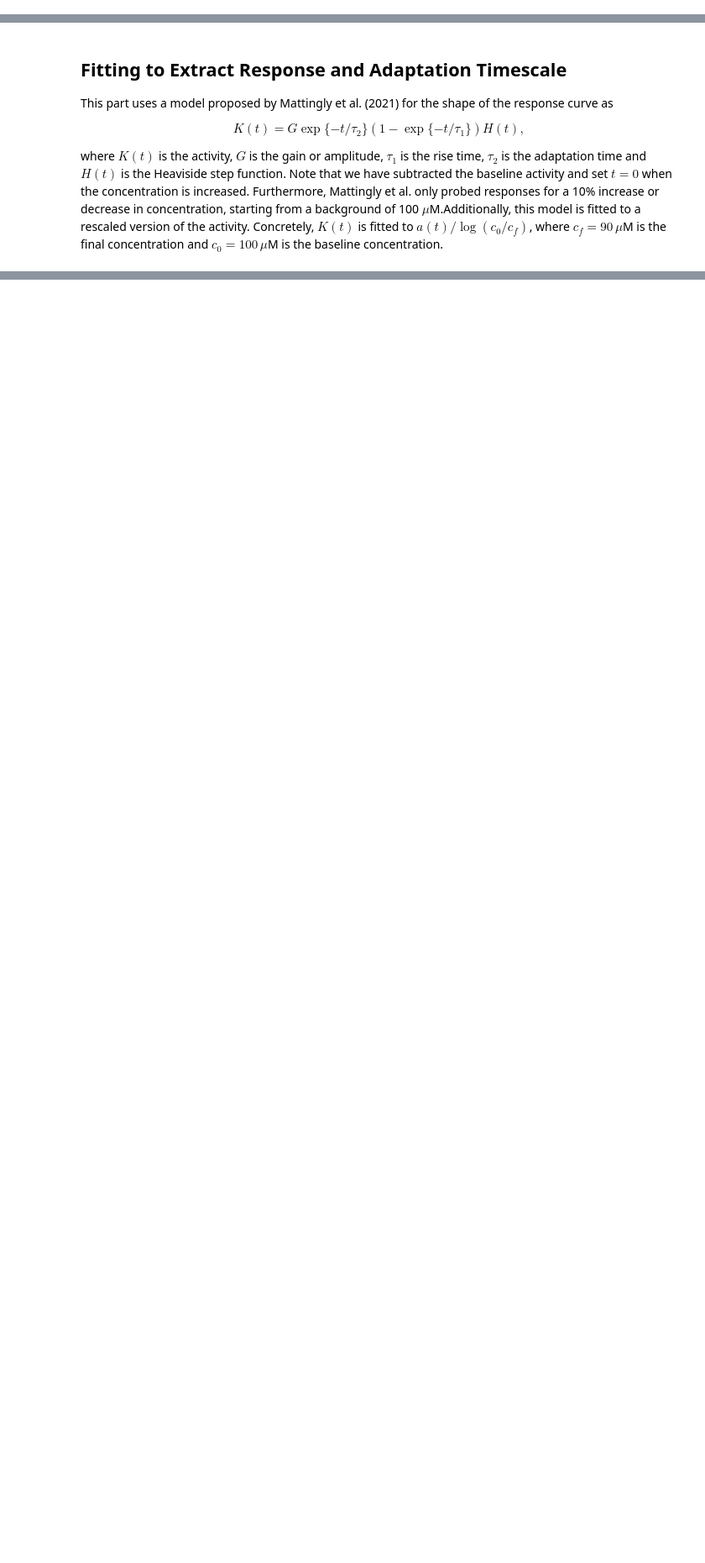
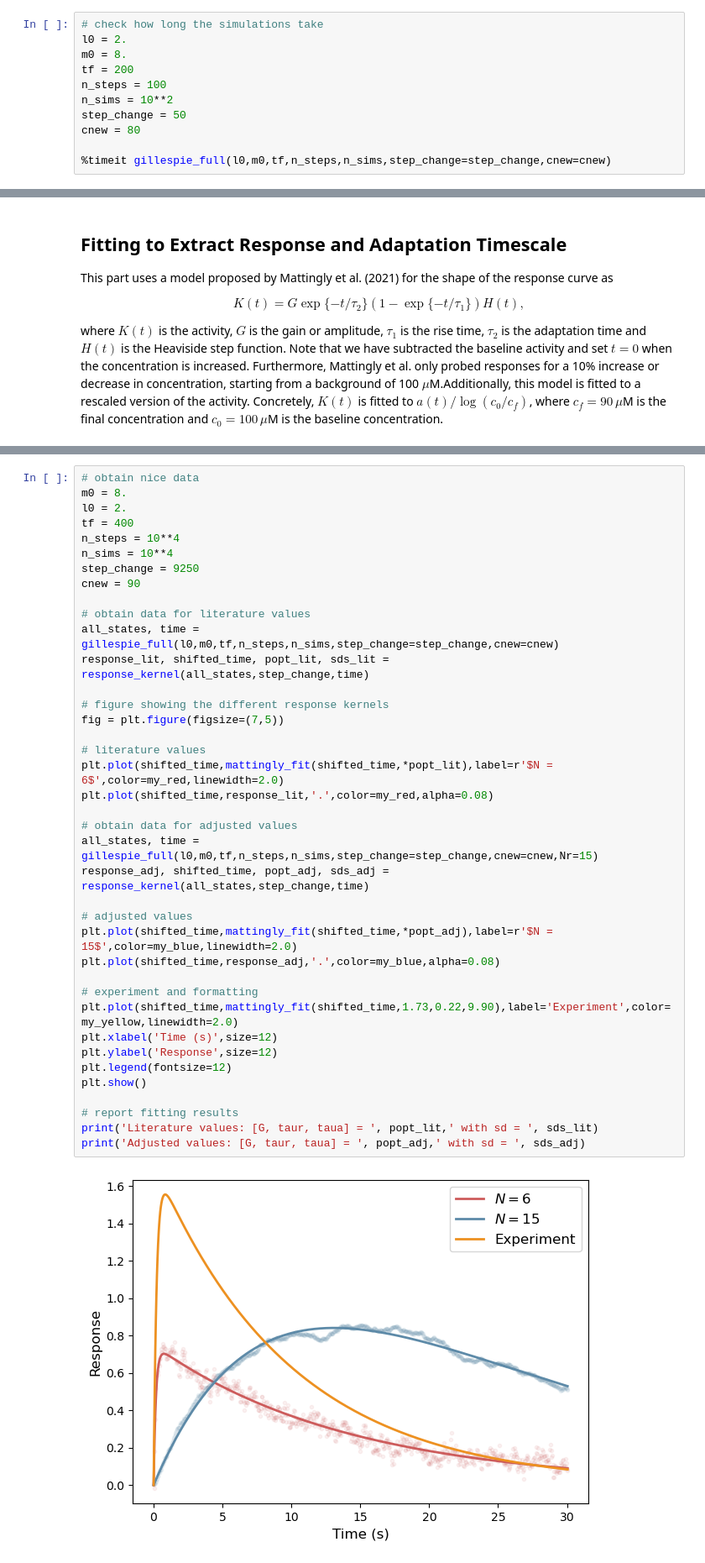
Before and after one commit to Biochemical-Networks/Chemotactic-Receptor-Array-MWC-Ising, a Jupyter notebook: dynamic_mwc_full.ipynb, the cells around one changed output, grey strips where cells are left out. Shown: that part at 84% size. Saved outputs shown, nothing was run; the diff lists cells and outputs as text; blank space fills up the shorter version.

```diff
--- a/dynamic_mwc_full.ipynb
+++ b/dynamic_mwc_full.ipynb
@@ -174,0 +184,11 @@ plt.show()
+# %%
+# check how long the simulations take
+l0 = 2.
+m0 = 8.
+tf = 200
+n_steps = 100
+n_sims = 10**2
+step_change = 50
+cnew = 80
+
+%timeit gillespie_full(l0,m0,tf,n_steps,n_sims,step_change=step_change,cnew=cnew)
@@ -182,0 +237,41 @@ where $K(t)$ is the activity, $G$ is the gain or amplitude, $\tau_1$ is the rise
+# %%
+# obtain nice data
+m0 = 8.
+l0 = 2.
+tf = 400
+n_steps = 10**4
+n_sims = 10**4
+step_change = 9250
+cnew = 90
+
+# obtain data for literature values
+all_states, time = gillespie_full(l0,m0,tf,n_steps,n_sims,step_change=step_change,cnew=cnew)
+response_lit, shifted_time, popt_lit, sds_lit = response_kernel(all_states,step_change,time)
+
+# figure showing the different response kernels
+fig = plt.figure(figsize=(7,5))
+
+# literature values
+plt.plot(shifted_time,mattingly_fit(shifted_time,*popt_lit),label=r'$N = 6$',color=my_red,linewidth=2.0)
+plt.plot(shifted_time,response_lit,'.',color=my_red,alpha=0.08)
+
+# obtain data for adjusted values
+all_states, time = gillespie_full(l0,m0,tf,n_steps,n_sims,step_change=step_change,cnew=cnew,Nr=15)
+response_adj, shifted_time, popt_adj, sds_adj = response_kernel(all_states,step_change,time)
+
+# adjusted values
+plt.plot(shifted_time,mattingly_fit(shifted_time,*popt_adj),label=r'$N = 15$',color=my_blue,linewidth=2.0)
+plt.plot(shifted_time,response_adj,'.',color=my_blue,alpha=0.08)
+
+# experiment and formatting
+plt.plot(shifted_time,mattingly_fit(shifted_time,1.73,0.22,9.90),label='Experiment',color=my_yellow,linewidth=2.0)
+plt.xlabel('Time (s)',size=12)
+plt.ylabel('Response',size=12)
+plt.legend(fontsize=12)
+plt.show()
+
+# report fitting results
+print('Literature values: [G, taur, taua] = ', popt_lit,' with sd = ', sds_lit)
+print('Adjusted values: [G, taur, taua] = ', popt_adj,' with sd = ', sds_adj)
+# %% [output]
+[figure, added]
```
Also changed, not shown: parts of 16 cells of this notebook, 3 other files.
